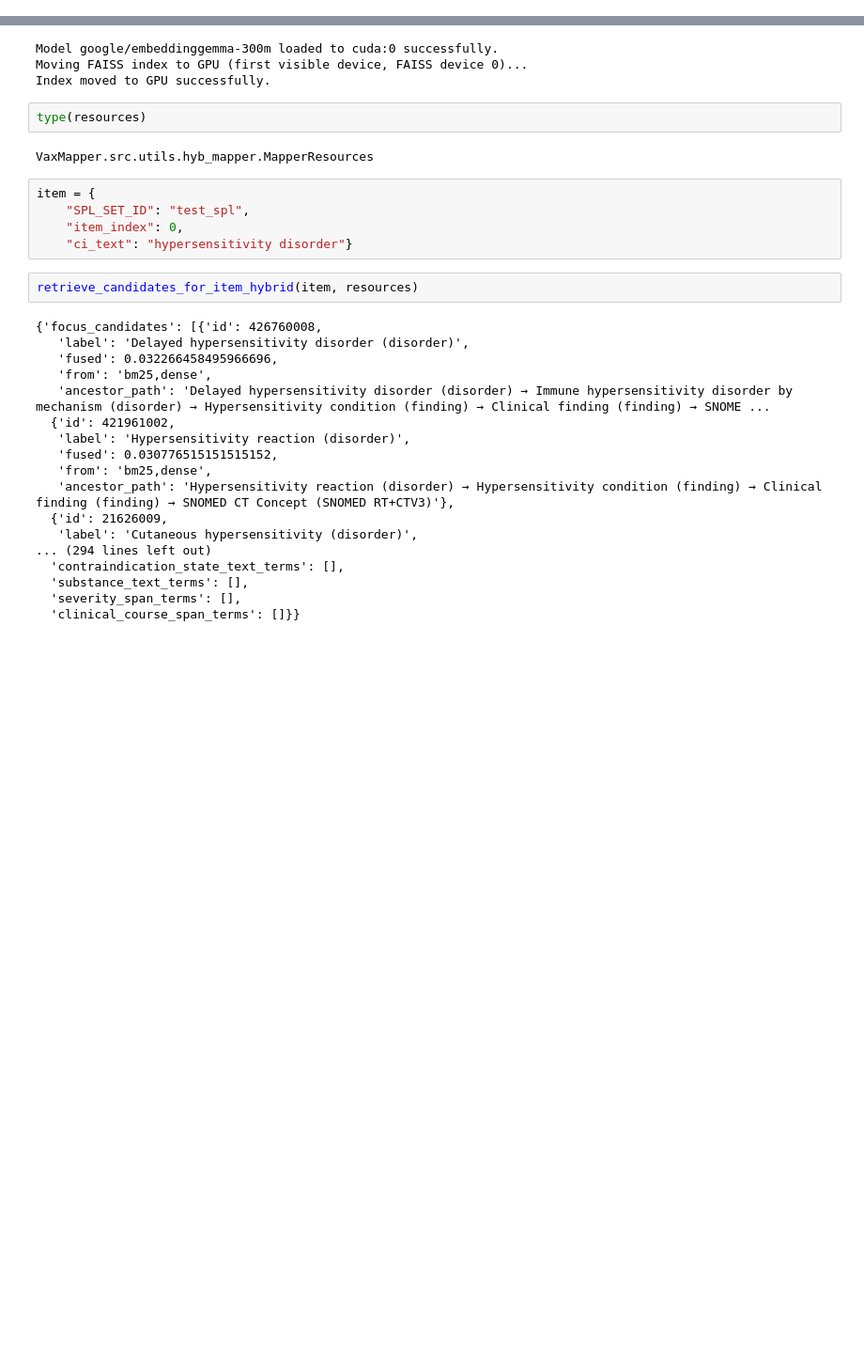
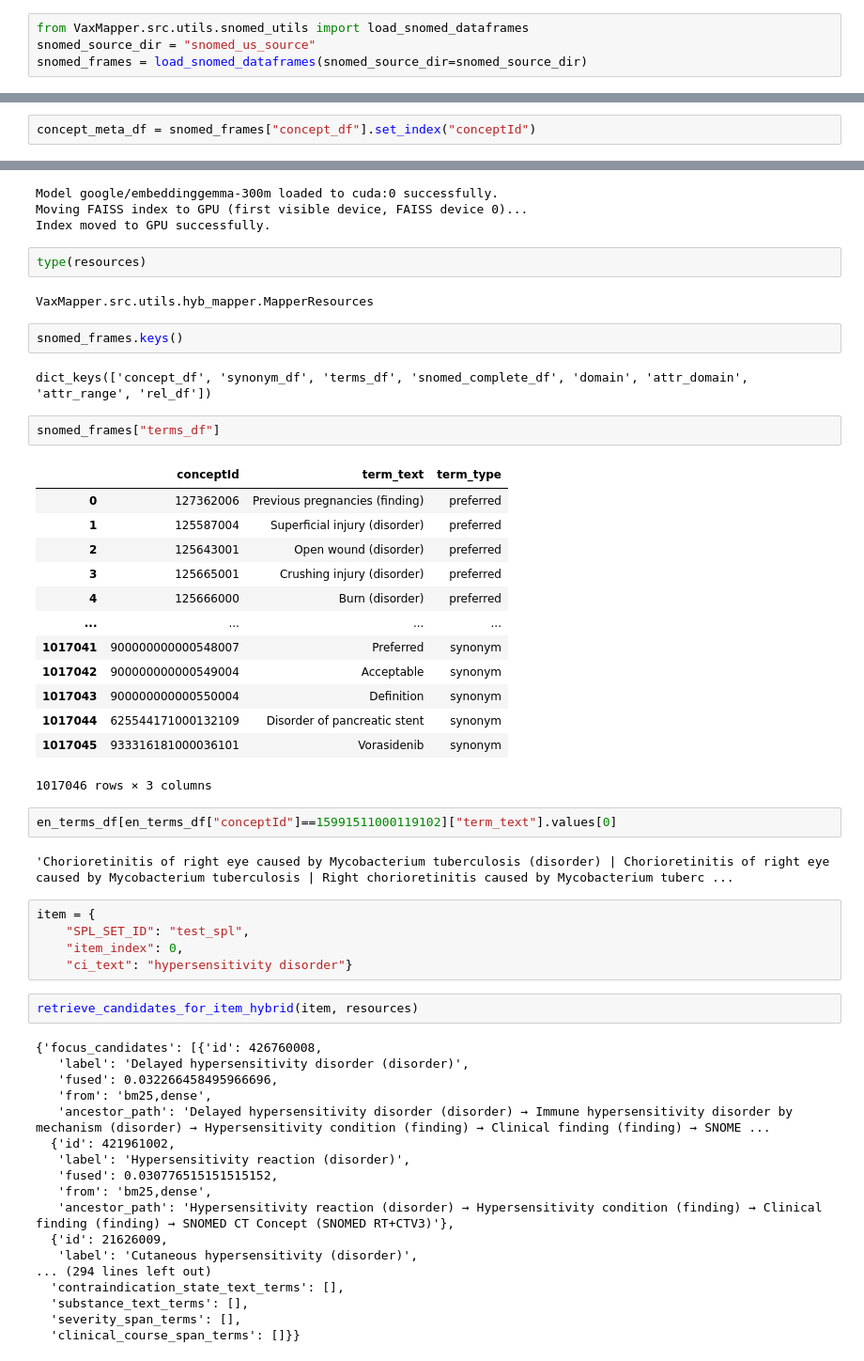
Before and after one commit to warren-manuel/spl-mapper, a Jupyter notebook: 0326_langgraph_smoketest.ipynb, the cells around one changed output, grey strips where cells are left out. Shown at 94% size. Saved outputs shown, nothing was run; the diff lists cells and outputs as text; blank space fills up the shorter version.

```diff
--- a/0326_langgraph_smoketest.ipynb
+++ b/0326_langgraph_smoketest.ipynb
@@ -585,0 +603,4 @@ results = bm25_candidates(
+# %%
+from VaxMapper.src.utils.snomed_utils import load_snomed_dataframes
+snomed_source_dir = "snomed_us_source"
+snomed_frames = load_snomed_dataframes(snomed_source_dir=snomed_source_dir)
@@ -585,0 +729,2 @@ results = bm25_candidates(
+# %%
+concept_meta_df = snomed_frames["concept_df"].set_index("conceptId")
@@ -660,6 +833,30 @@ Index moved to GPU successfully.
 type(resources)
 # %% [output]
 VaxMapper.src.utils.hyb_mapper.MapperResources
+# %%
+snomed_frames.keys()
+# %% [output]
+dict_keys(['concept_df', 'synonym_df', 'terms_df', 'snomed_complete_df', 'domain', 'attr_domain', 'attr_range', 'rel_df'])
+# %%
+snomed_frames["terms_df"]
+# %% [output]
+|  | conceptId | term_text | term_type |
+| 0 | 127362006 | Previous pregnancies (finding) | preferred |
+| 1 | 125587004 | Superficial injury (disorder) | preferred |
+| 2 | 125643001 | Open wound (disorder) | preferred |
+| 3 | 125665001 | Crushing injury (disorder) | preferred |
+| 4 | 125666000 | Burn (disorder) | preferred |
+| ... | ... | ... | ... |
+| 1017041 | 900000000000548007 | Preferred | synonym |
+| 1017042 | 900000000000549004 | Acceptable | synonym |
+| 1017043 | 900000000000550004 | Definition | synonym |
+| 1017044 | 625544171000132109 | Disorder of pancreatic stent | synonym |
+| 1017045 | 933316181000036101 | Vorasidenib | synonym |
+1017046 rows × 3 columns
+# %%
+en_terms_df[en_terms_df["conceptId"]==15991511000119102]["term_text"].values[0]
+# %% [output]
+'Chorioretinitis of right eye caused by Mycobacterium tuberculosis (disorder) | Chorioretinitis of right eye caused by Mycobacterium tuberculosis | Right chorioretinitis caused by Mycobacterium tuberc ...
 # %%
 item = {
     "SPL_SET_ID": "test_spl",
```
Also changed, not shown: parts of 40 cells of this notebook, 4 other files.
